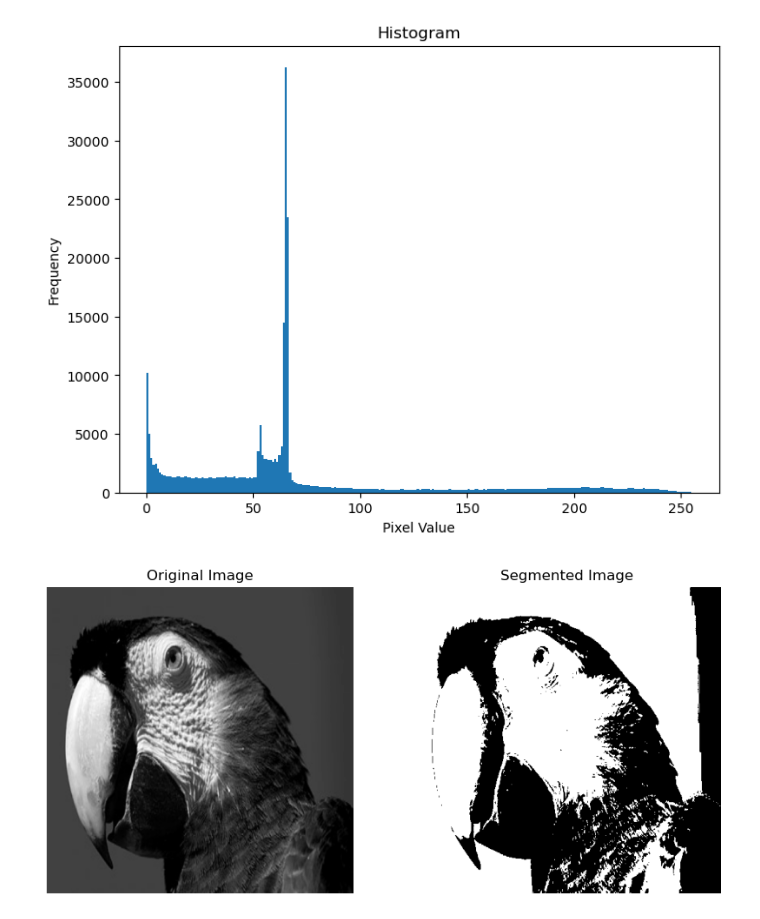
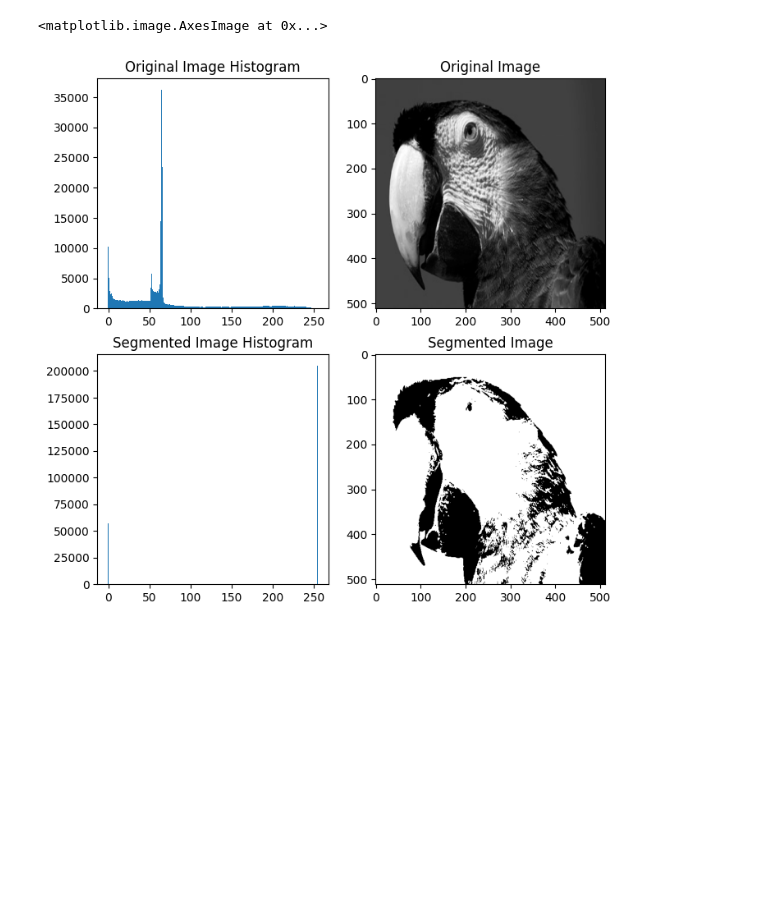
Before and after one commit to AshiqPranto/DigitalImageProcessingLab_CSE4181, a Jupyter notebook: Task1/1_c.ipynb, the cells around one changed output. Drawn from its saved outputs; the diff is of its cells as text; code cells hidden in the pictures; blank space fills up the shorter version.

```diff
--- a/Task1/1_c.ipynb
+++ b/Task1/1_c.ipynb
@@ -1,39 +1,40 @@
-# %%
-import cv2
-import numpy as np
-import matplotlib.pyplot as plt
-
-path = "/media/mount/nvme0n1p4/Pranto/study/4-1/Digital Image Processing/DIP_Lab/SrcImage/sketch5.jpg"  # Replace with your image path
-img_rgb = plt.imread(path)
-img_gray = cv2.cvtColor(img_rgb,cv2.COLOR_RGB2GRAY)
-img_gray = cv2.resize(img_gray,(512,512))
-
-plt.figure(figsize=(8, 6))
-plt.hist(img_gray.ravel(), bins=256)
-plt.title('Histogram')
-plt.xlabel('Pixel Value')
-plt.ylabel('Frequency')
-plt.show()
-
-# Determine the threshold value from the Histogram
-threshold_value = 58
-
-# Apply thresholding to perform segmentation
-segmented_img = np.where(img_gray >= threshold_value, 255, 0)
-
-# Display the original and segmented images
-plt.figure(figsize=(10, 5))
-plt.subplot(1, 2, 1)
-plt.imshow(img_gray, cmap='gray')
-plt.title("Original Image")
-plt.axis("off")
-
-plt.subplot(1, 2, 2)
-plt.imshow(segmented_img, cmap='gray')
-plt.title("Segmented Image")
-plt.axis("off")
-
-plt.show()
-# %% [output]
-[figure, removed]
-[figure, removed]
+# %%
+import cv2
+import numpy as np
+import matplotlib.pyplot as plt
+
+path = "../SrcImage/sketch5.jpg"  # Replace with your image path
+img_rgb = plt.imread(path)
+img_gray = cv2.cvtColor(img_rgb,cv2.COLOR_RGB2GRAY)
+img_gray = cv2.resize(img_gray,(512,512))
+# %%
+def generate_histogram(sample_img):
+    histogram = np.zeros(256)
+    height, width = sample_img.shape
+    for r in range(height):
+        for c in range(width):
+            histogram[sample_img[r,c]] += 1
+    return histogram
+# %%
+plt.figure(figsize=(8, 8))
+gray_level_counts = generate_histogram(img_gray)
+plt.subplot(2, 2, 1)
+plt.title(f"Original Image Histogram")
+plt.bar(range(256), gray_level_counts, width=1.0)
+plt.subplot(2, 2, 2)
+plt.title(f"Original Image")
+plt.imshow(img_gray, cmap="gray")
+
+threshold_value = 30
+
+segmented_gray_img = np.where(img_gray >= threshold_value, 255, 0)
+segmented_gray_level_counts = generate_histogram(segmented_gray_img)
+plt.subplot(2, 2, 3)
+plt.title(f"Segmented Image Histogram")
+plt.bar(range(256), segmented_gray_level_counts, width=1.0)
+plt.subplot(2, 2, 4)
+plt.title(f"Segmented Image")
+plt.imshow(segmented_gray_img, cmap="gray")
+# %% [output]
+<matplotlib.image.AxesImage at 0x...>
+[figure, added]
```
Also changed, not shown: 10 other files.
